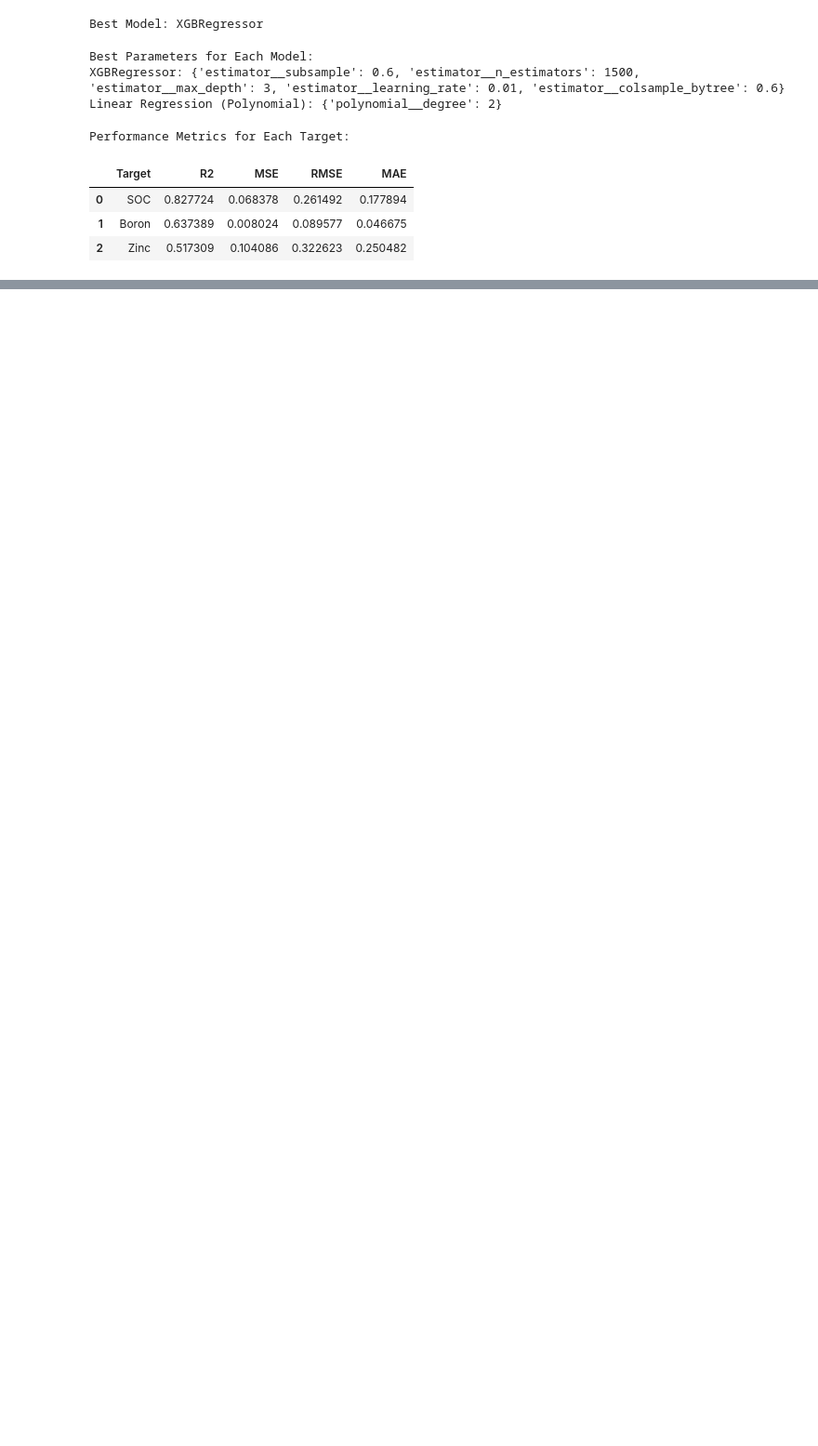
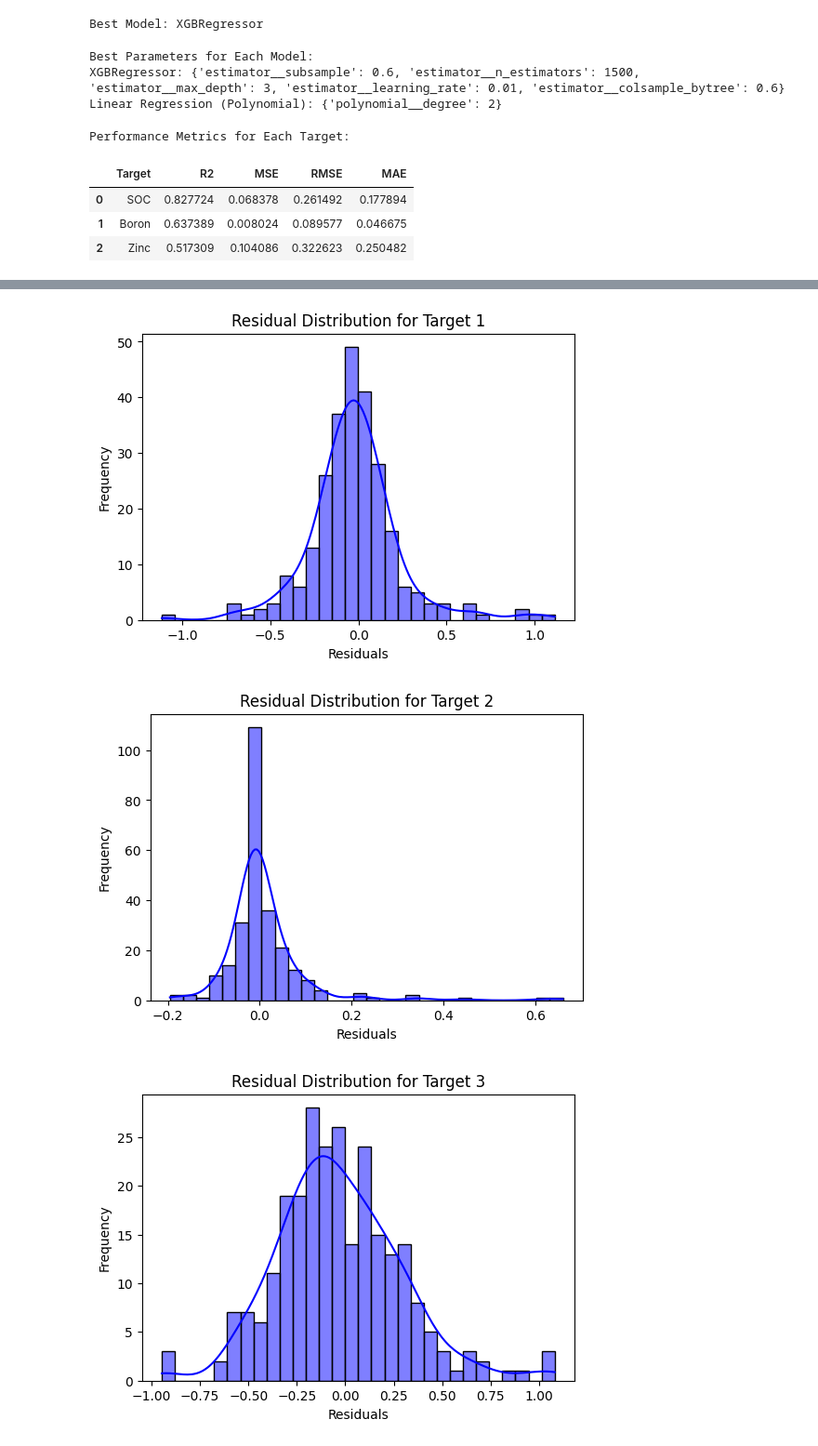
Before and after one commit to mm-mazhar/IPAGE, a Jupyter notebook: notebooks/task_3_model_development_and_training/by-George Sylva/iPAGE_Model_building_3.ipynb, the cells around one changed output, grey strips where cells are left out. Shown at 93% size. Saved outputs shown, nothing was run; the diff lists cells and outputs as text; code cells hidden in the pictures; blank space fills up the shorter version.

```diff
--- a/notebooks/task_3_model_development_and_training/by-George Sylva/iPAGE_Model_building_3.ipynb
+++ b/notebooks/task_3_model_development_and_training/by-George Sylva/iPAGE_Model_building_3.ipynb
@@ -371,0 +418,19 @@ Performance Metrics for Each Target:
+# %%
+# Plot for Error distribution
+import seaborn as sns
+
+for i in range(num_targets):
+    true_values = y_test.iloc[:, i] if isinstance(y_test, pd.DataFrame) else y_test[:, i]
+    predicted_values = predictions[:, i]
+    residuals = true_values - predicted_values
+
+    plt.figure(figsize=(6, 4))
+    sns.histplot(residuals, kde=True, bins=30, color="blue")
+    plt.title(f"Residual Distribution for Target {i+1}")
+    plt.xlabel("Residuals")
+    plt.ylabel("Frequency")
+    plt.show()
+# %% [output]
+[figure, added]
+[figure, added]
+[figure, added]
```
Also changed, not shown: parts of 7 cells of this notebook.
